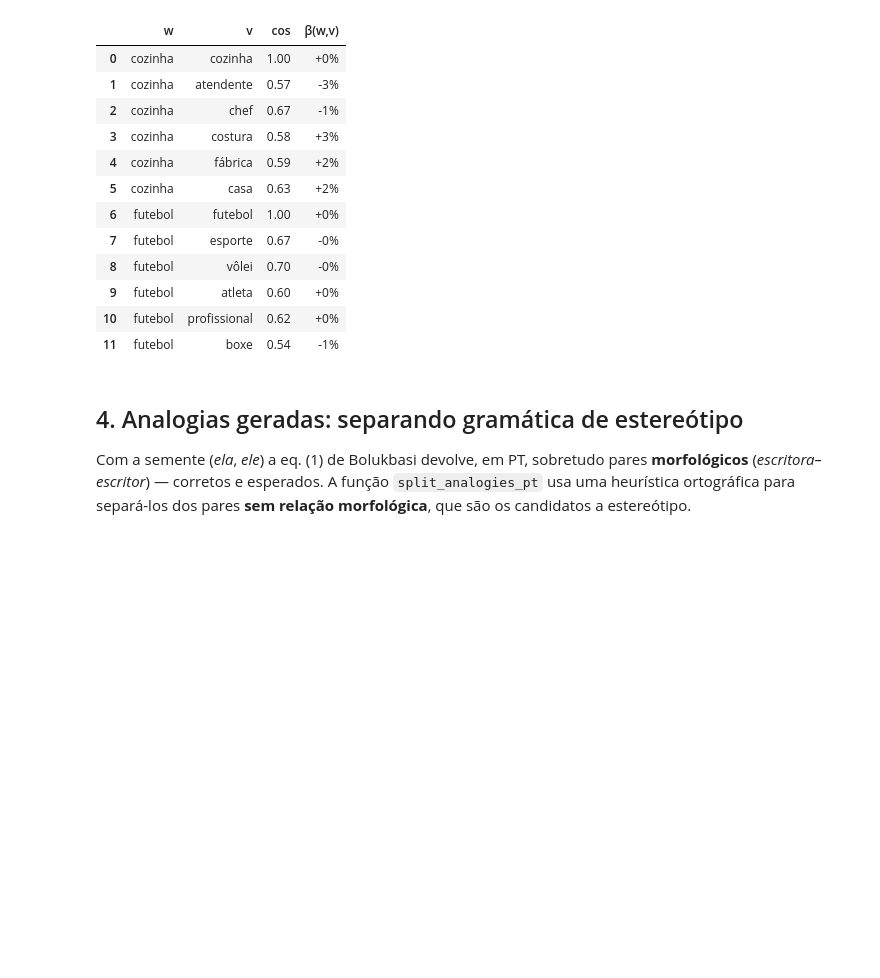
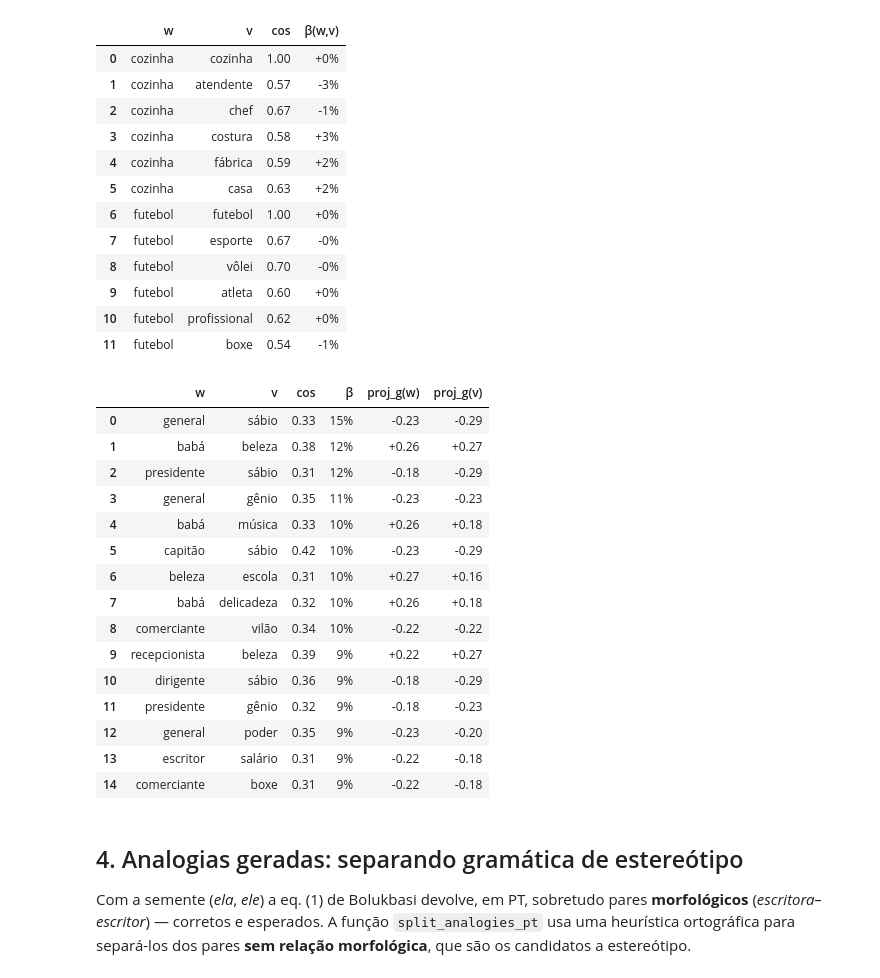
Before and after one commit to dacioms/linguagem-blis2s26, a Jupyter notebook: notebooks/10_vies_em_portugues.ipynb, the cells around one changed output. Drawn from its saved outputs; the diff is of its cells as text; code cells hidden in the pictures; blank space fills up the shorter version.

```diff
--- a/notebooks/10_vies_em_portugues.ipynb
+++ b/notebooks/10_vies_em_portugues.ipynb
@@ -136,6 +136,27 @@ pd.DataFrame(rows).style.format({"cos": "{:.2f}", "β(w,v)": "{:+.0%}"})
 | 9 | futebol | atleta | 0.60 | +0% |
 | 10 | futebol | profissional | 0.62 | +0% |
 | 11 | futebol | boxe | 0.54 | -1% |
+# %%
+# Versão orientada a dados: pares de palavras neutras (epicenas + áreas) cuja similaridade mais depende de g
+from replang.bias import top_indirect_bias_pairs
+top_indirect_bias_pairs(pt, epicenas + areas, g_pt, topn=15, min_cos=0.3).style.format({"cos": "{:.2f}", "β": "{:.0%}", "proj_g(w)": "{:+.2f}", "proj_g(v)": "{:+.2f}"})
+# %% [output]
+|  | w | v | cos | β | proj_g(w) | proj_g(v) |
+| 0 | general | sábio | 0.33 | 15% | -0.23 | -0.29 |
+| 1 | babá | beleza | 0.38 | 12% | +0.26 | +0.27 |
+| 2 | presidente | sábio | 0.31 | 12% | -0.18 | -0.29 |
+| 3 | general | gênio | 0.35 | 11% | -0.23 | -0.23 |
+| 4 | babá | música | 0.33 | 10% | +0.26 | +0.18 |
+| 5 | capitão | sábio | 0.42 | 10% | -0.23 | -0.29 |
+| 6 | beleza | escola | 0.31 | 10% | +0.27 | +0.16 |
+| 7 | babá | delicadeza | 0.32 | 10% | +0.26 | +0.18 |
+| 8 | comerciante | vilão | 0.34 | 10% | -0.22 | -0.22 |
+| 9 | recepcionista | beleza | 0.39 | 9% | +0.22 | +0.27 |
+| 10 | dirigente | sábio | 0.36 | 9% | -0.18 | -0.29 |
+| 11 | presidente | gênio | 0.32 | 9% | -0.18 | -0.23 |
+| 12 | general | poder | 0.35 | 9% | -0.23 | -0.20 |
+| 13 | escritor | salário | 0.31 | 9% | -0.22 | -0.18 |
+| 14 | comerciante | boxe | 0.31 | 9% | -0.22 | -0.18 |
 # %% [markdown]
 ## 4. Analogias geradas: separando gramática de estereótipo
 
```
Also changed, not shown: parts of 3 cells of this notebook, 5 other files.
